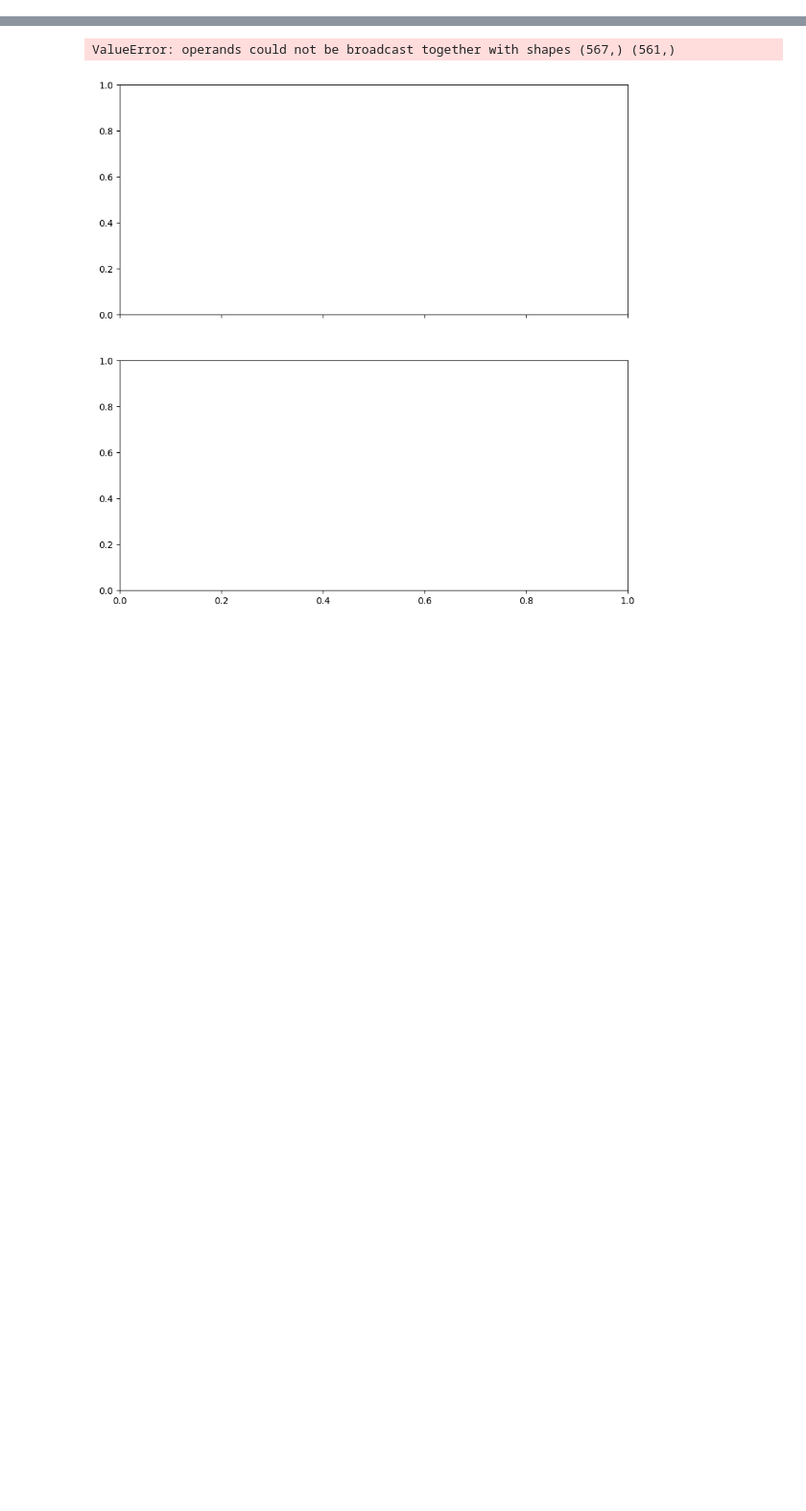
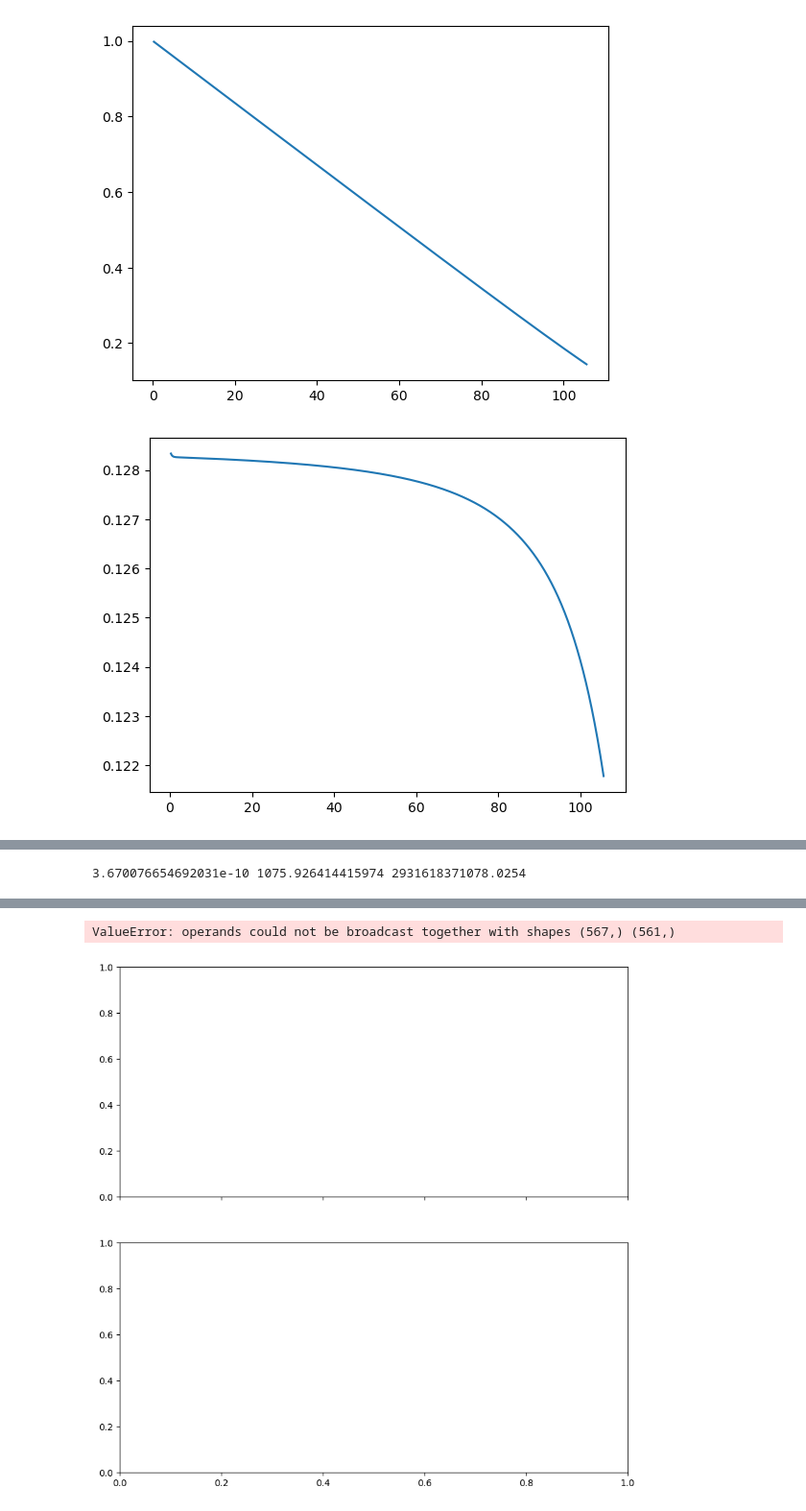
Before and after one commit to richard-von-eckardstein/GEFF, a Jupyter notebook: Testing.ipynb, the cells around one changed output, grey strips where cells are left out. Shown at 96% size. Cells and saved outputs as stored; diff of their text form; code cells hidden in the pictures; blank space fills up the shorter version.

```diff
--- a/Testing.ipynb
+++ b/Testing.ipynb
@@ -11,6 +9,10 @@ rtol = 1e-3
 # %%
-GEF1 = CreateGEF("Config/SchwingerGEF-Test.py")
-sol = GEF1.RunGEF(ntr, tend=120, reachNend=True, printstats=True, atol=atol, rtol=rtol)
+ntr = 155
+atol = 1e-20
+rtol = 1e-3
+
+GEF1 = CreateGEF("Config/SchwingerGEF-Test.py", approx=True)
+sol = GEF1.RunGEF(ntr, tend=120, reachNend=True, printstats=True, atol=atol, rtol=rtol, maxattempts=10)
 # %% [output]
 No existing GEF data found. You can specify a file to load using GEF.LoadData or solve the GEF equations using GEF.RunGEF.
 The solver aims at reaching t=120
@@ -34,0 +33,31 @@ True at t=[114.9] or N=[61.005]
+# %%
+dydt = []
+backup = GEF1.vals.copy()
+for i, t in enumerate(sol.t):
+    dy = GEF1.TimeStep(t, sol.y[:,i], rtol=rtol)
+    dydt.append(dy)
+dydt = np.array(dydt).T
+GEF1.vals = backup.copy()
+
+for i in range(GEF1.GaugePos):
+    arr = abs(dydt[i,:][3:])
+    plt.plot(sol.t[3:], arr)
+    plt.show()
+
+minval = 1
+maxval = 0
+for i in range(ntr):
+    arr = abs(dydt[GEF1.GaugePos+3*i,:][3:])
+    minval = min(min(arr), minval)
+    maxval = max(max(arr), maxval)
+    plt.plot(sol.t[3:], arr)
+plt.yscale("log")
+plt.plot(sol.t, np.ones(sol.t.shape))
+plt.plot(sol.t, abs(dydt[GEF1.GaugePos,:]), "k:")
+plt.plot(sol.t, np.ones(sol.t.shape)*atol, "k--")
+plt.ylim(1e-10, 1e5)
+plt.show()
+print(minval, maxval, maxval/minval)
+# %% [output]
+[figure, added]
+[figure, added]
@@ -34,0 +69 @@ True at t=[114.9] or N=[61.005]
+3.670076654692031e-10 1075.926414415974 2931618371078.0254
```
Also changed, not shown: parts of 17 cells of this notebook, 5 other files.
